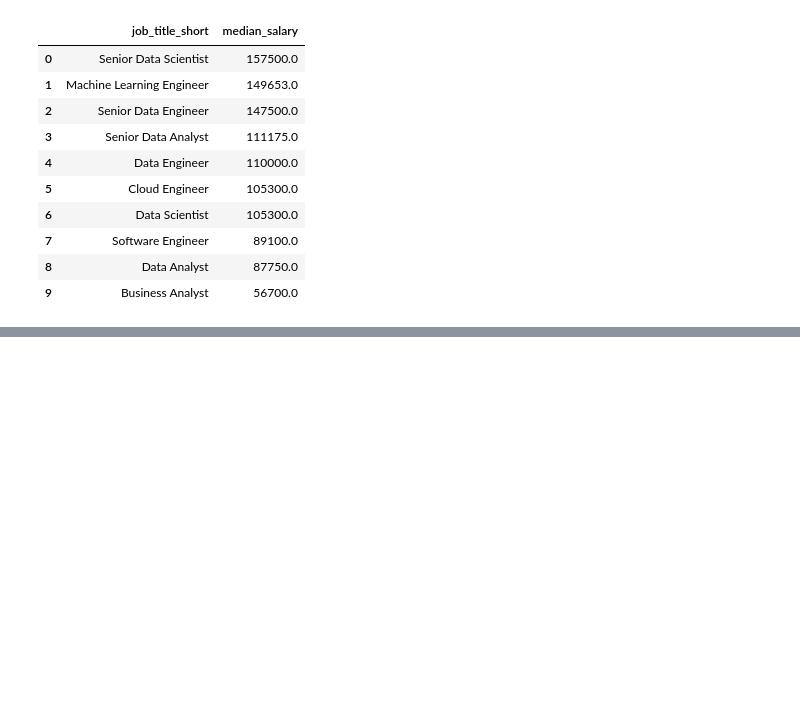
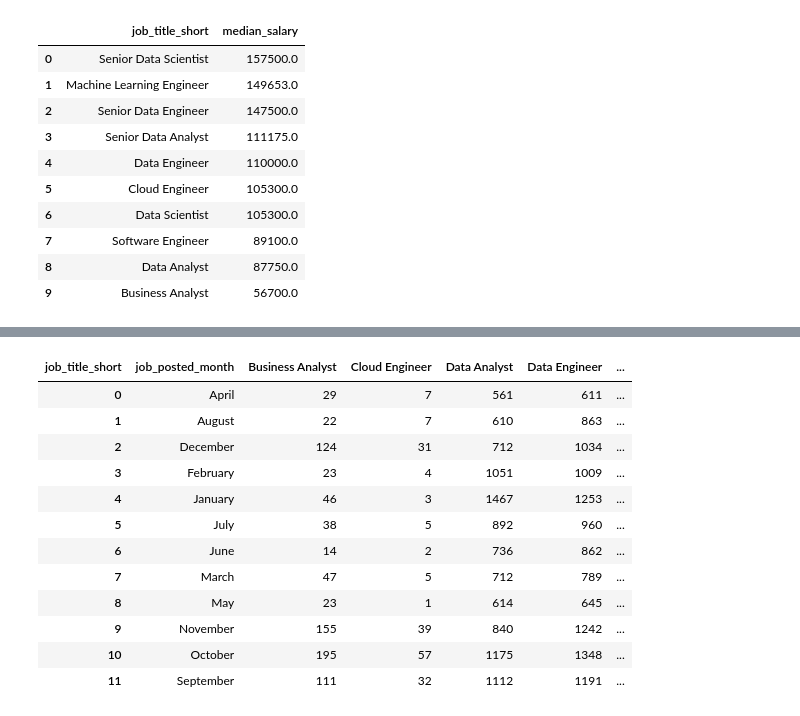
Before and after one commit to Mizan95/Project_Data_Analysis, a Jupyter notebook: 2_Intro-proper.ipynb, the cells around one changed output, grey strips where cells are left out. Saved outputs shown, nothing was run; the diff lists cells and outputs as text; code cells hidden in the pictures; blank space fills up the shorter version.

```diff
--- a/2_Intro-proper.ipynb
+++ b/2_Intro-proper.ipynb
@@ -115,0 +142,24 @@ df_median_salaries
+# %%
+df_UK_pivot = df_UK_copy.pivot_table(
+    index="job_posted_month",
+    aggfunc="size",
+    columns="job_title_short"
+)
+
+df_UK_pivot.reset_index(inplace=True)
+
+df_UK_pivot
+# %% [output]
+| job_title_short | job_posted_month | Business Analyst | Cloud Engineer | Data Analyst | Data Engineer | ... |
+| 0 | April | 29 | 7 | 561 | 611 | ... |
+| 1 | August | 22 | 7 | 610 | 863 | ... |
+| 2 | December | 124 | 31 | 712 | 1034 | ... |
+| 3 | February | 23 | 4 | 1051 | 1009 | ... |
+| 4 | January | 46 | 3 | 1467 | 1253 | ... |
+| 5 | July | 38 | 5 | 892 | 960 | ... |
+| 6 | June | 14 | 2 | 736 | 862 | ... |
+| 7 | March | 47 | 5 | 712 | 789 | ... |
+| 8 | May | 23 | 1 | 614 | 645 | ... |
+| 9 | November | 155 | 39 | 840 | 1242 | ... |
+| 10 | October | 195 | 57 | 1175 | 1348 | ... |
+| 11 | September | 111 | 32 | 1112 | 1191 | ... |
```
Also changed, not shown: parts of 12 cells of this notebook.
